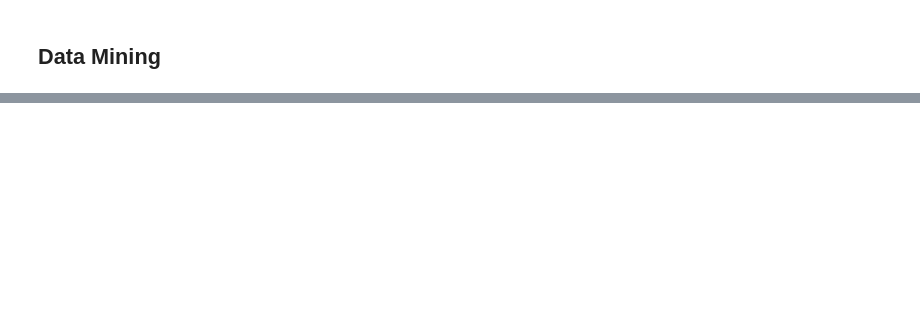
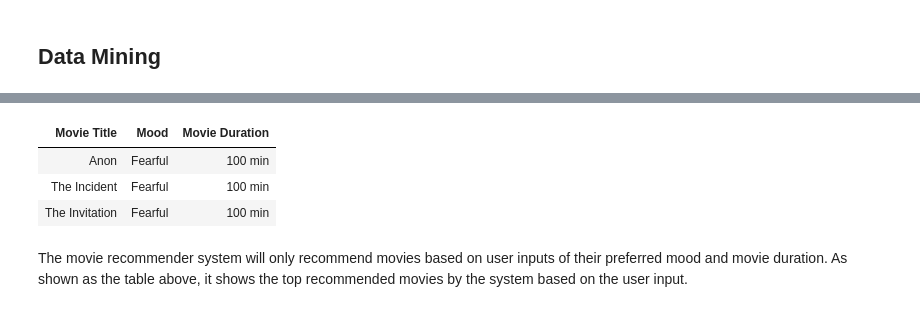
Before and after one commit to cht39482/DataAnalyticsProject, a Jupyter notebook: KnnAlgo.ipynb, the cells around one changed output, grey strips where cells are left out. Cells and saved outputs as stored; diff of their text form; code cells hidden in the pictures; blank space fills up the shorter version.

```diff
--- a/KnnAlgo.ipynb
+++ b/KnnAlgo.ipynb
@@ -160,6 +160,7 @@ movies.head()
 # %%
 from scipy import spatial
 movieList = []
+recList = []
 
 def recommend_movie():
     mood = input('Enter your desired mood: ')
@@ -194,6 +195,7 @@ def movie_list_recommendation(desired_mood, desired_duration, cosine_similarity_
 
         if totalCosineSimilarity == cosine_similarity_value:
             movieList.append(row['title'])
+            recList.append([row['title'],row['mode'],row['duration']])
 
     return movieList
 
@@ -218,0 +225,11 @@ The following are movies similar to your desired mood and duration:
+# %%
+df = pd.DataFrame(recList, columns =['Movie Title', 'Mood', 'Movie Duration'])
+
+df.head(10).style.hide_index()
+# %% [output]
+| Movie Title | Mood | Movie Duration |
+| Anon | Fearful | 100 min |
+| The Incident | Fearful | 100 min |
+| The Invitation | Fearful | 100 min |
+# %% [markdown]
+The movie recommender system will only recommend movies based on user inputs of their preferred mood and movie duration. As shown as the table above, it shows the top recommended movies by the system based on the user input.
```
Also changed, not shown: parts of 3 cells of this notebook.
